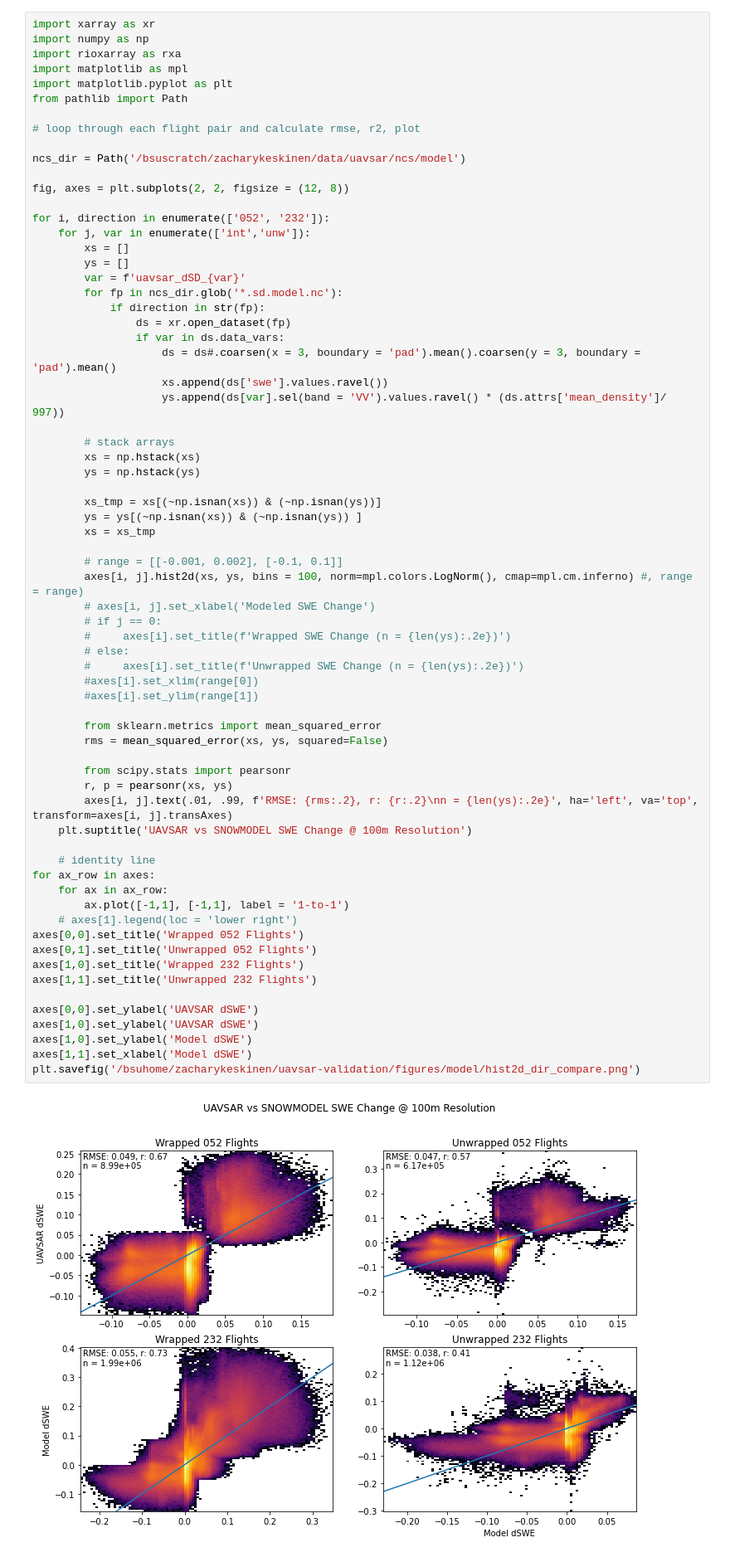
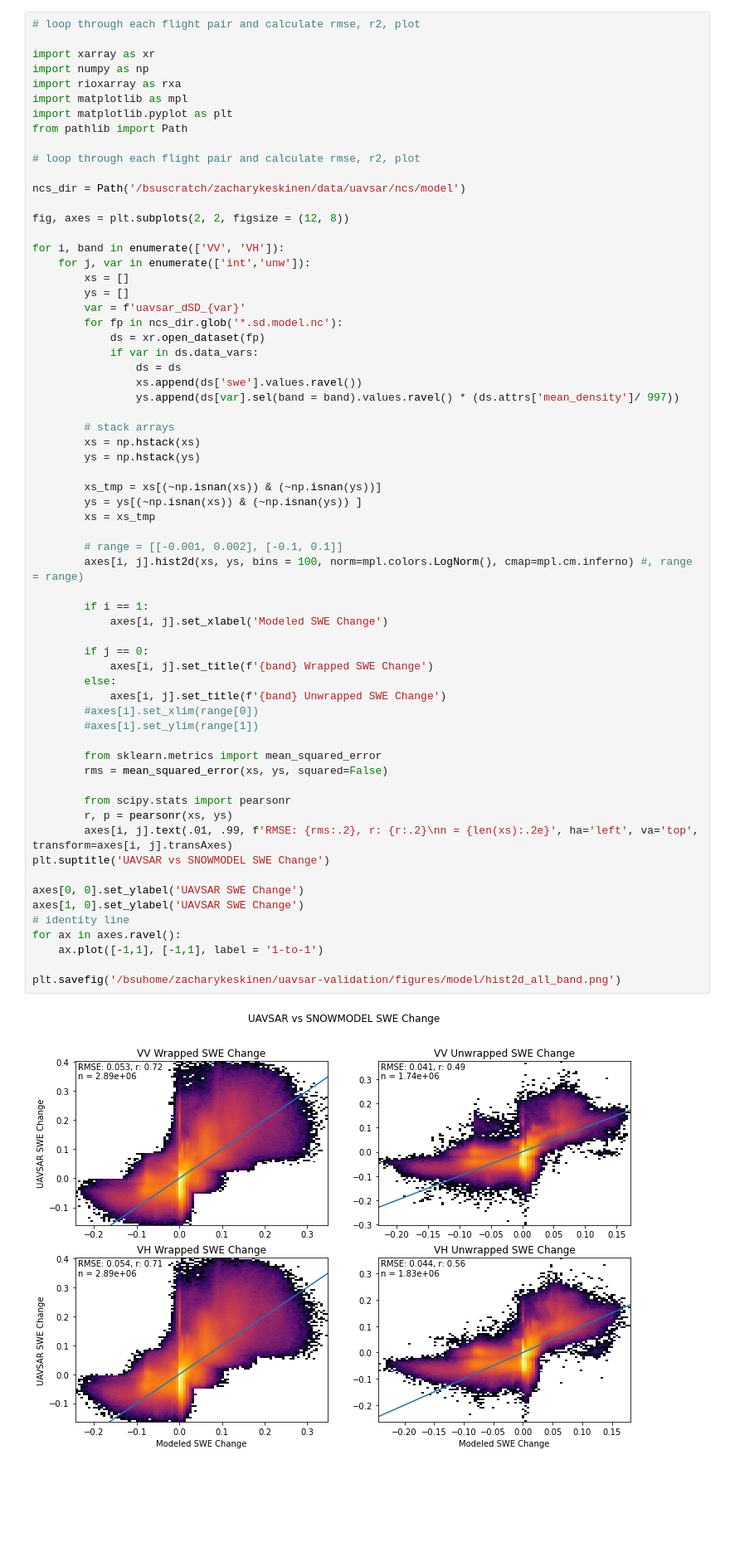
Before and after one commit to ZachHoppinen/uavsar-validation, a Jupyter notebook: src/play/modeling.ipynb, the cells around one changed output. Shown: that part at 83% size. Drawn from its saved outputs; the diff is of its cells as text; blank space fills up the shorter version.

```diff
--- a/src/play/modeling.ipynb
+++ b/src/play/modeling.ipynb
@@ -1,4 +1,6 @@
 # %%
+# loop through each flight pair and calculate rmse, r2, plot
+
 import xarray as xr
 import numpy as np
 import rioxarray as rxa
@@ -12,59 +14,53 @@ ncs_dir = Path('/bsuscratch/zacharykeskinen/data/uavsar/ncs/model')
 
 fig, axes = plt.subplots(2, 2, figsize = (12, 8))
 
-for i, direction in enumerate(['052', '232']):
+for i, band in enumerate(['VV', 'VH']):
     for j, var in enumerate(['int','unw']):
         xs = []
         ys = []
         var = f'uavsar_dSD_{var}'
         for fp in ncs_dir.glob('*.sd.model.nc'):
-            if direction in str(fp):
-                ds = xr.open_dataset(fp)
-                if var in ds.data_vars:
-                    ds = ds#.coarsen(x = 3, boundary = 'pad').mean().coarsen(y = 3, boundary = 'pad').mean()
-                    xs.append(ds['swe'].values.ravel())
-                    ys.append(ds[var].sel(band = 'VV').values.ravel() * (ds.attrs['mean_density']/ 997))
+            ds = xr.open_dataset(fp)
+            if var in ds.data_vars:
+                ds = ds
+                xs.append(ds['swe'].values.ravel())
+                ys.append(ds[var].sel(band = band).values.ravel() * (ds.attrs['mean_density']/ 997))
 
         # stack arrays
         xs = np.hstack(xs)
         ys = np.hstack(ys)
 
         xs_tmp = xs[(~np.isnan(xs)) & (~np.isnan(ys))]
         ys = ys[(~np.isnan(xs)) & (~np.isnan(ys)) ]
         xs = xs_tmp
 
         # range = [[-0.001, 0.002], [-0.1, 0.1]]
         axes[i, j].hist2d(xs, ys, bins = 100, norm=mpl.colors.LogNorm(), cmap=mpl.cm.inferno) #, range = range)
-        # axes[i, j].set_xlabel('Modeled SWE Change')
-        # if j == 0:
-        #     axes[i].set_title(f'Wrapped SWE Change (n = {len(ys):.2e})')
-        # else:
-        #     axes[i].set_title(f'Unwrapped SWE Change (n = {len(ys):.2e})')
+
+        if i == 1:
+            axes[i, j].set_xlabel('Modeled SWE Change')
+
+        if j == 0:
+            axes[i, j].set_title(f'{band} Wrapped SWE Change')
+        else:
+            axes[i, j].set_title(f'{band} Unwrapped SWE Change')
         #axes[i].set_xlim(range[0])
         #axes[i].set_ylim(range[1])
 
         from sklearn.metrics import mean_squared_error
         rms = mean_squared_error(xs, ys, squared=False)
 
         from scipy.stats import pearsonr
         r, p = pearsonr(xs, ys)
-        axes[i, j].text(.01, .99, f'RMSE: {rms:.2}, r: {r:.2}\nn = {len(ys):.2e}', ha='left', va='top', transform=axes[i, j].transAxes)
-    plt.suptitle('UAVSAR vs SNOWMODEL SWE Change @ 100m Resolution')
+        axes[i, j].text(.01, .99, f'RMSE: {rms:.2}, r: {r:.2}\nn = {len(xs):.2e}', ha='left', va='top', transform=axes[i, j].transAxes)
+plt.suptitle('UAVSAR vs SNOWMODEL SWE Change')
 
-    # identity line
-for ax_row in axes:
-    for ax in ax_row:
-        ax.plot([-1,1], [-1,1], label = '1-to-1')
-    # axes[1].legend(loc = 'lower right')
-axes[0,0].set_title('Wrapped 052 Flights')
-axes[0,1].set_title('Unwrapped 052 Flights')
-axes[1,0].set_title('Wrapped 232 Flights')
-axes[1,1].set_title('Unwrapped 232 Flights')
+axes[0, 0].set_ylabel('UAVSAR SWE Change')
+axes[1, 0].set_ylabel('UAVSAR SWE Change')
+# identity line
+for ax in axes.ravel():
+    ax.plot([-1,1], [-1,1], label = '1-to-1')
 
-axes[0,0].set_ylabel('UAVSAR dSWE')
-axes[1,0].set_ylabel('UAVSAR dSWE')
-axes[1,0].set_ylabel('Model dSWE')
-axes[1,1].set_xlabel('Model dSWE')
-plt.savefig('/bsuhome/zacharykeskinen/uavsar-validation/figures/model/hist2d_dir_compare.png')
+plt.savefig('/bsuhome/zacharykeskinen/uavsar-validation/figures/model/hist2d_all_band.png')
 # %% [output]
-[figure, old version]
+[figure, new version]
```
Also changed, not shown: parts of 10 cells of this notebook, 15 other files.
